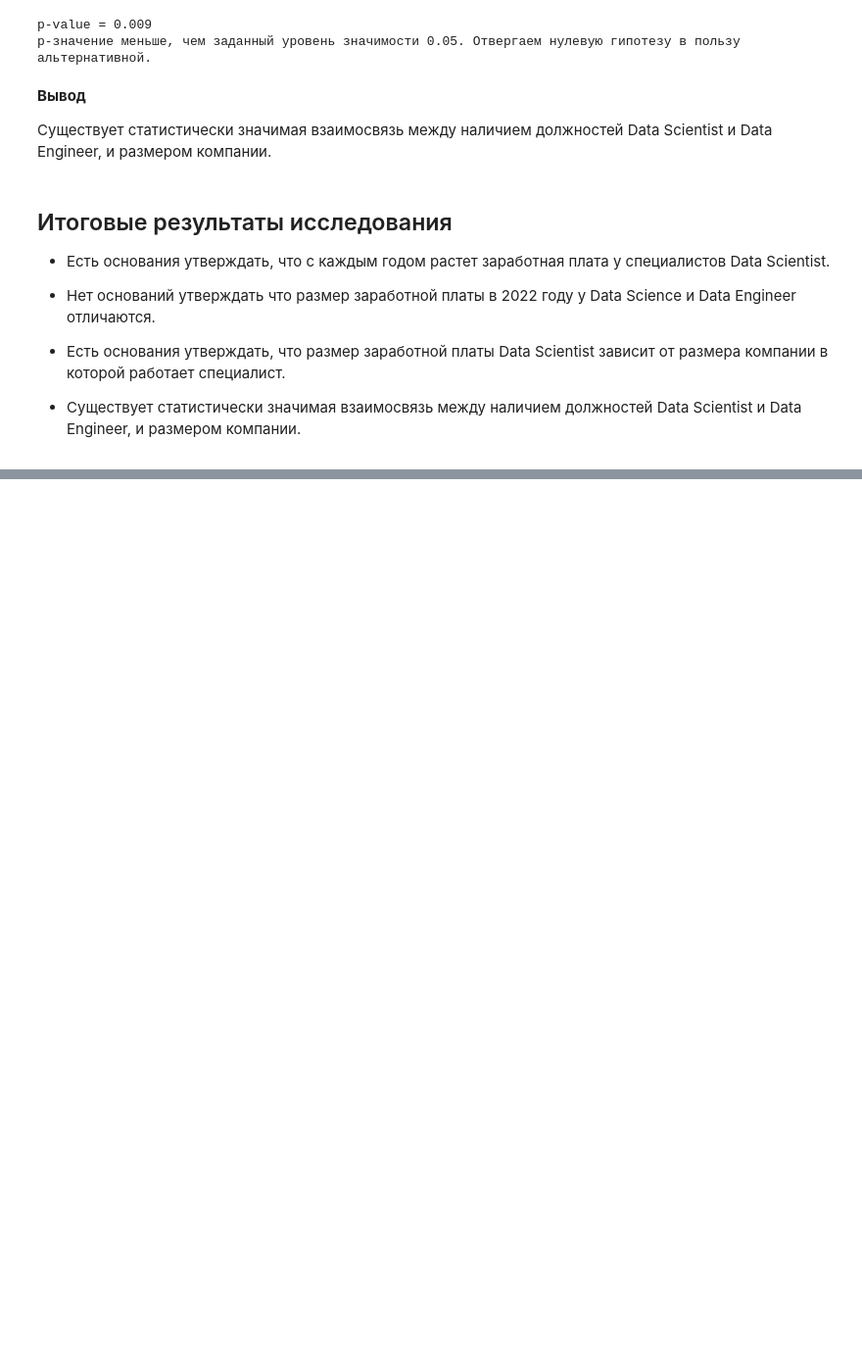
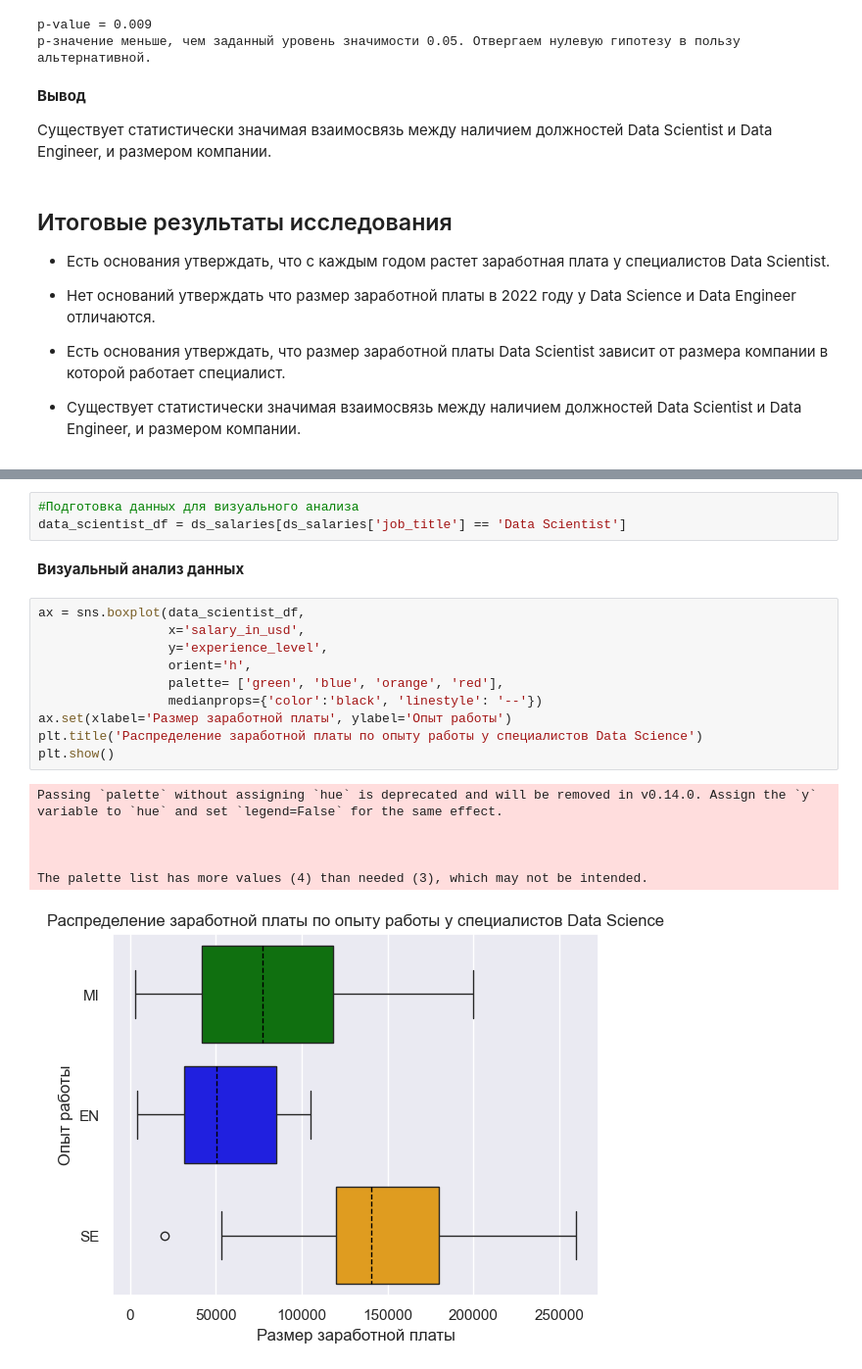
Before and after one commit to ret4ed/Sf_DS_game_1, a Jupyter notebook: Skillfactory/EDA_4_Статистические тесты/Практика. Исследование данных HR-агенства.ipynb, the cells around one changed output, grey strips where cells are left out. Shown at 98% size. Saved outputs shown, nothing was run; the diff lists cells and outputs as text; blank space fills up the shorter version.

```diff
--- a/Skillfactory/EDA_4_Статистические тесты/Практика. Исследование данных HR-агенства.ipynb
+++ b/Skillfactory/EDA_4_Статистические тесты/Практика. Исследование данных HR-агенства.ipynb
@@ -801,0 +820,22 @@ p-значение меньше, чем заданный уровень знач
+# %%
+#Подготовка данных для визуального анализа
+data_scientist_df = ds_salaries[ds_salaries['job_title'] == 'Data Scientist']
+# %% [markdown]
+**Визуальный анализ данных**
+# %%
+ax = sns.boxplot(data_scientist_df,
+                 x='salary_in_usd',
+                 y='experience_level',
+                 orient='h',
+                 palette= ['green', 'blue', 'orange', 'red'],
+                 medianprops={'color':'black', 'linestyle': '--'})
+ax.set(xlabel='Размер заработной платы', ylabel='Опыт работы')
+plt.title('Распределение заработной платы по опыту работы у специалистов Data Science')
+plt.show()
+# %% [output]
+Passing `palette` without assigning `hue` is deprecated and will be removed in v0.14.0. Assign the `y` variable to `hue` and set `legend=False` for the same effect.
+
+
+
+The palette list has more values (4) than needed (3), which may not be intended.
+[figure, added]
```
Also changed, not shown: parts of 26 cells of this notebook.
